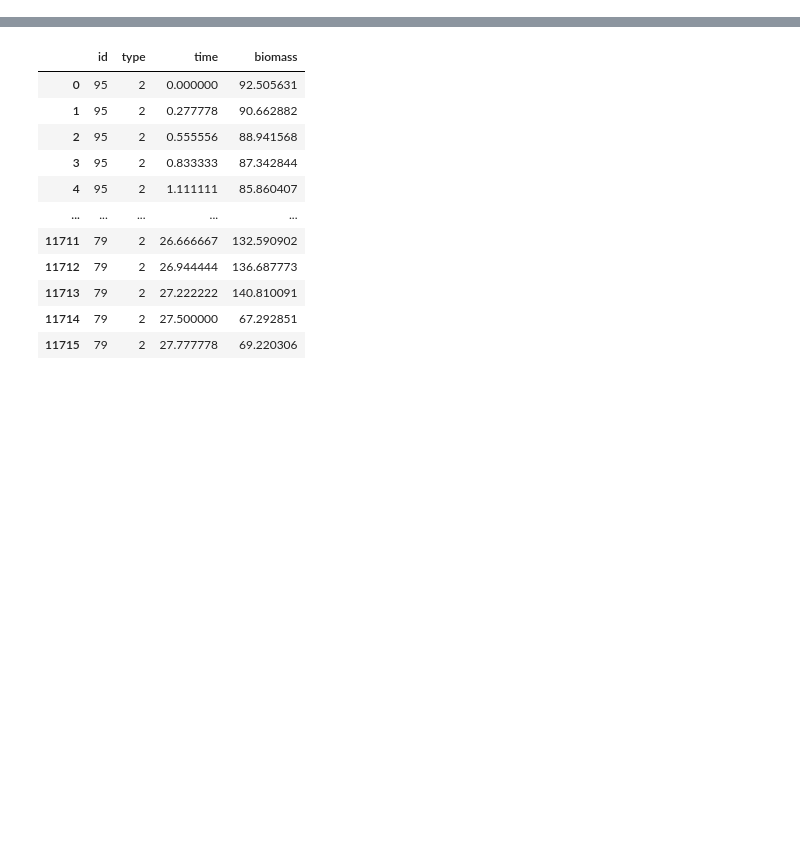
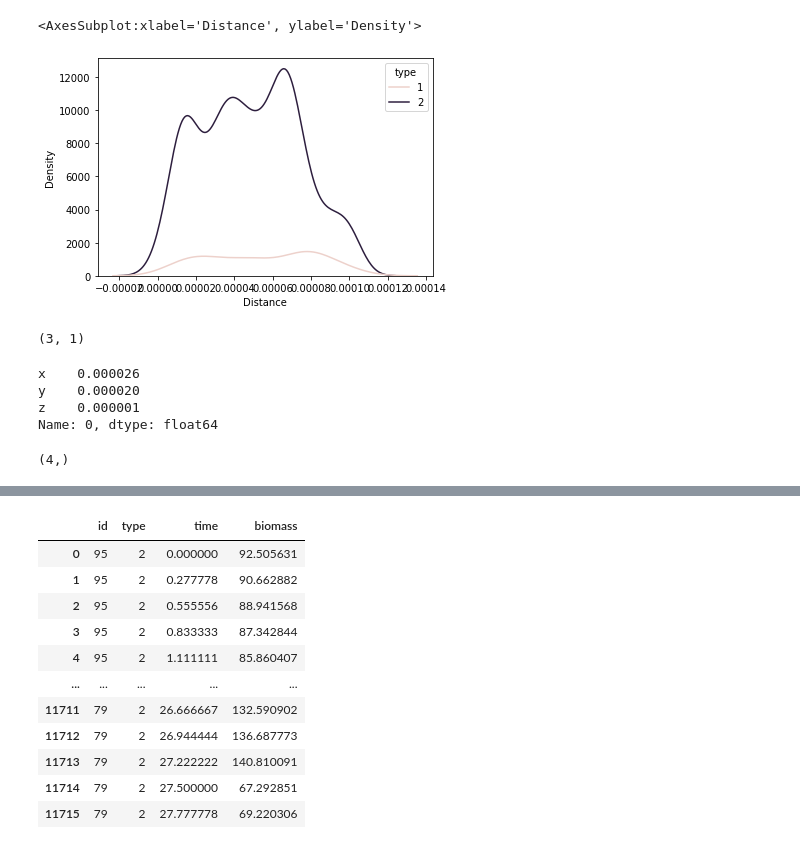
Before and after one commit to Jsakkos/nufeb_tools, a Jupyter notebook: notebooks/neighbor.ipynb, the cells around one changed output, grey strips where cells are left out. Drawn from its saved outputs; the diff is of its cells as text; code cells hidden in the pictures; blank space fills up the shorter version.

Commit message:
Added neighbor distance function

```diff
--- a/notebooks/neighbor.ipynb
+++ b/notebooks/neighbor.ipynb
@@ -29,0 +14,3 @@ no directory, but got an id
+# %%
+df = x.get_positions()
+df
@@ -29,0 +41,8 @@ no directory, but got an id
+# %%
+def get_neighbor_distance(id,timepoint):
+    df = x.get_positions(timepoint)
+    temp = (df[df.ID ==id][['x','y','z']].squeeze() - df[df.ID !=id][['x','y','z']])**2
+    dist = pd.Series(np.sqrt(temp.x + temp.y + temp.z),name='Distance')
+    return pd.concat([df[df.ID !=id][['ID','type']],dist],axis=1).reset_index(drop=True)
+neigh = get_neighbor_distance(45,10000)
+neigh
@@ -29,0 +63,20 @@ no directory, but got an id
+# %%
+sns.kdeplot(data=neigh,x='Distance',hue='type')
+# %% [output]
+<AxesSubplot:xlabel='Distance', ylabel='Density'>
+[figure, added]
+# %%
+df.query('ID == 95')[['x','y','z']].T.shape
+# %% [output]
+(3, 1)
+# %%
+df.loc[df.ID== 95][['x','y','z']].squeeze()
+# %% [output]
+x    0.000026
+y    0.000020
+z    0.000001
+Name: 0, dtype: float64
+# %%
+df.loc[0].shape
+# %% [output]
+(4,)
```
Also changed, not shown: parts of 45 cells of this notebook, 3 other files.
